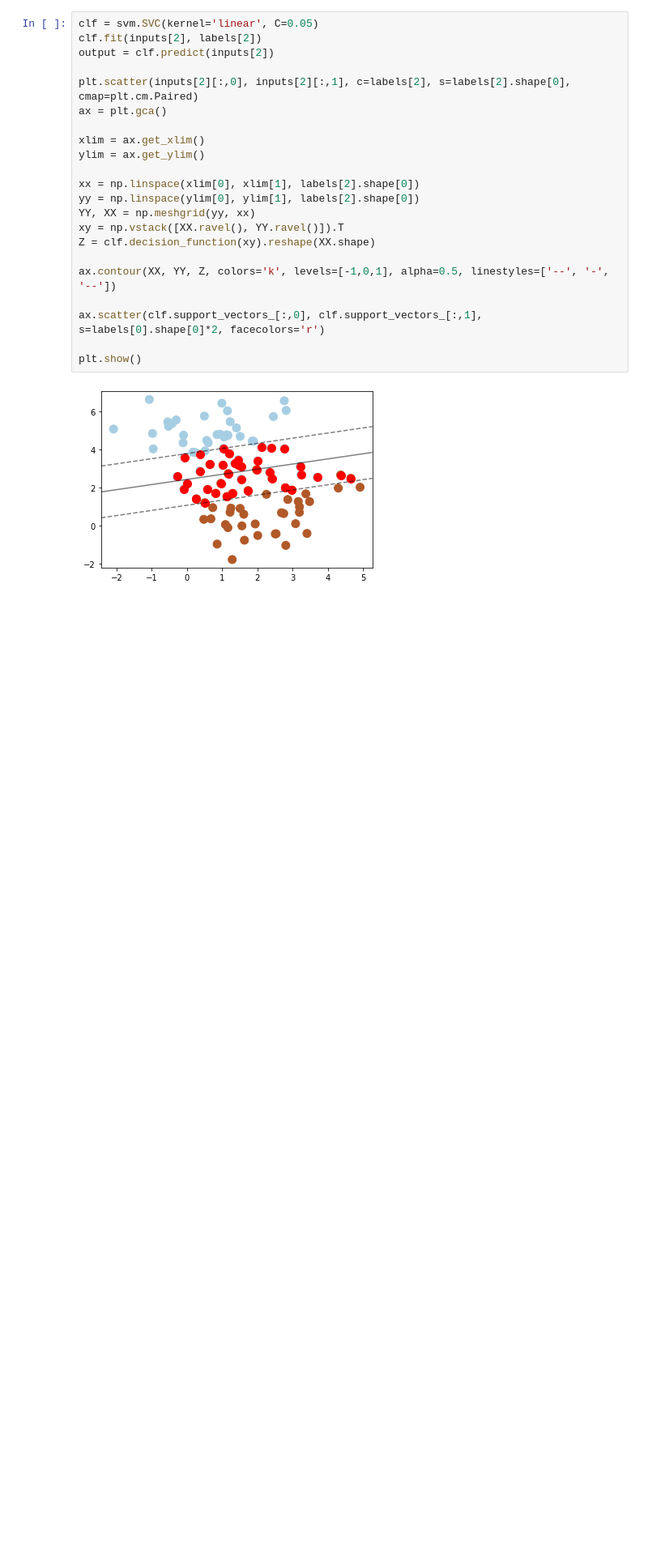
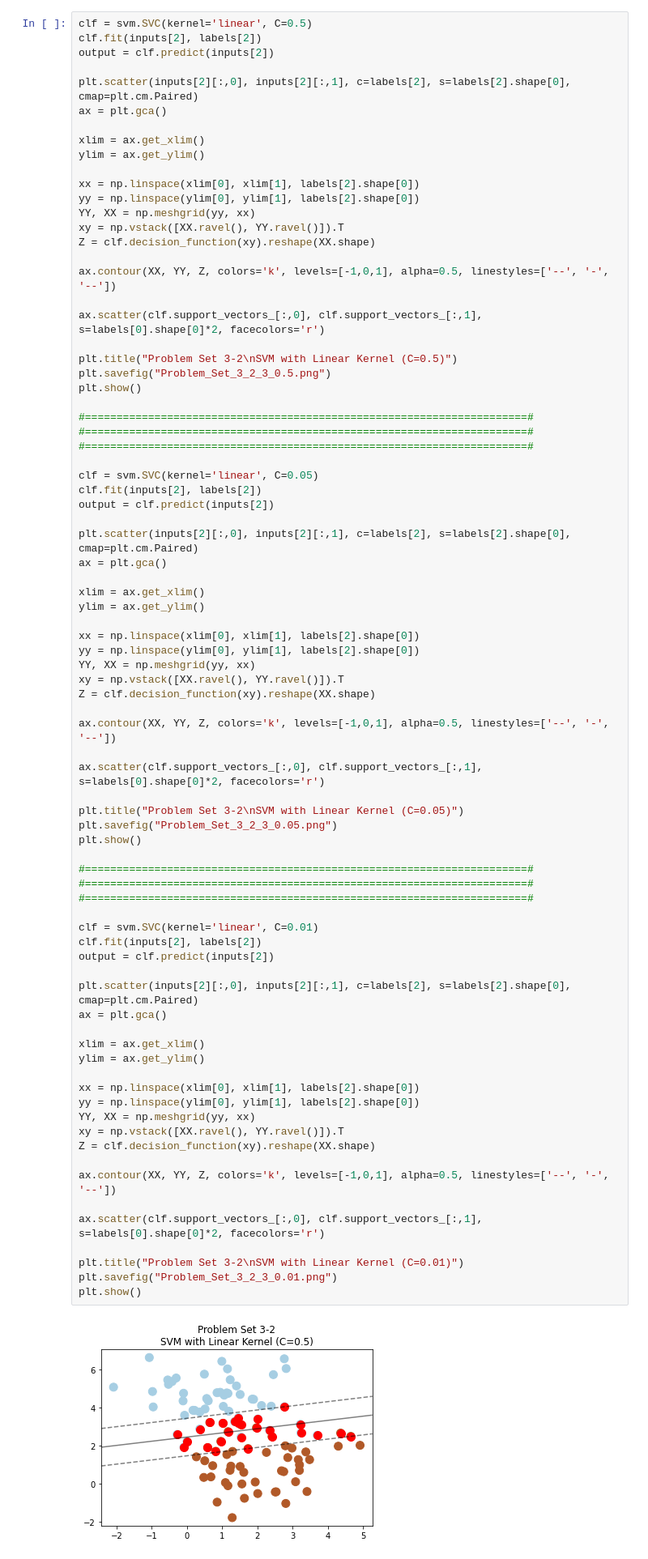
Before and after one commit to dkdlqoddi/Machine_Learning_Problem_Set_3, a Jupyter notebook: Machine_Learning_Problem_Set_3_2014314636_JeYul_Woo.ipynb, the cells around one changed output. Shown at 81% size. Drawn from its saved outputs; the diff is of its cells as text; blank space fills up the shorter version.

```diff
--- a/Machine_Learning_Problem_Set_3_2014314636_JeYul_Woo.ipynb
+++ b/Machine_Learning_Problem_Set_3_2014314636_JeYul_Woo.ipynb
@@ -75,24 +79,82 @@ plt.show()
 # %%
+clf = svm.SVC(kernel='linear', C=0.5)
+clf.fit(inputs[2], labels[2])
+output = clf.predict(inputs[2])
+
+plt.scatter(inputs[2][:,0], inputs[2][:,1], c=labels[2], s=labels[2].shape[0], cmap=plt.cm.Paired)
+ax = plt.gca()
+
+xlim = ax.get_xlim()
+ylim = ax.get_ylim()
+
+xx = np.linspace(xlim[0], xlim[1], labels[2].shape[0])
+yy = np.linspace(ylim[0], ylim[1], labels[2].shape[0])
+YY, XX = np.meshgrid(yy, xx)
+xy = np.vstack([XX.ravel(), YY.ravel()]).T
+Z = clf.decision_function(xy).reshape(XX.shape)
+
+ax.contour(XX, YY, Z, colors='k', levels=[-1,0,1], alpha=0.5, linestyles=['--', '-', '--'])
+
+ax.scatter(clf.support_vectors_[:,0], clf.support_vectors_[:,1], s=labels[0].shape[0]*2, facecolors='r')
+
+plt.title("Problem Set 3-2\nSVM with Linear Kernel (C=0.5)")
+plt.savefig("Problem_Set_3_2_3_0.5.png")
+plt.show()
+
+#======================================================================#
+#======================================================================#
+#======================================================================#
+
 clf = svm.SVC(kernel='linear', C=0.05)
 clf.fit(inputs[2], labels[2])
 output = clf.predict(inputs[2])
 
 plt.scatter(inputs[2][:,0], inputs[2][:,1], c=labels[2], s=labels[2].shape[0], cmap=plt.cm.Paired)
 ax = plt.gca()
 
 xlim = ax.get_xlim()
 ylim = ax.get_ylim()
 
 xx = np.linspace(xlim[0], xlim[1], labels[2].shape[0])
 yy = np.linspace(ylim[0], ylim[1], labels[2].shape[0])
 YY, XX = np.meshgrid(yy, xx)
 xy = np.vstack([XX.ravel(), YY.ravel()]).T
 Z = clf.decision_function(xy).reshape(XX.shape)
 
 ax.contour(XX, YY, Z, colors='k', levels=[-1,0,1], alpha=0.5, linestyles=['--', '-', '--'])
 
 ax.scatter(clf.support_vectors_[:,0], clf.support_vectors_[:,1], s=labels[0].shape[0]*2, facecolors='r')
 
+plt.title("Problem Set 3-2\nSVM with Linear Kernel (C=0.05)")
+plt.savefig("Problem_Set_3_2_3_0.05.png")
 plt.show()
+
+#======================================================================#
+#======================================================================#
+#======================================================================#
+
+clf = svm.SVC(kernel='linear', C=0.01)
+clf.fit(inputs[2], labels[2])
+output = clf.predict(inputs[2])
+
+plt.scatter(inputs[2][:,0], inputs[2][:,1], c=labels[2], s=labels[2].shape[0], cmap=plt.cm.Paired)
+ax = plt.gca()
+
+xlim = ax.get_xlim()
+ylim = ax.get_ylim()
+
+xx = np.linspace(xlim[0], xlim[1], labels[2].shape[0])
+yy = np.linspace(ylim[0], ylim[1], labels[2].shape[0])
+YY, XX = np.meshgrid(yy, xx)
+xy = np.vstack([XX.ravel(), YY.ravel()]).T
+Z = clf.decision_function(xy).reshape(XX.shape)
+
+ax.contour(XX, YY, Z, colors='k', levels=[-1,0,1], alpha=0.5, linestyles=['--', '-', '--'])
+
+ax.scatter(clf.support_vectors_[:,0], clf.support_vectors_[:,1], s=labels[0].shape[0]*2, facecolors='r')
+
+plt.title("Problem Set 3-2\nSVM with Linear Kernel (C=0.01)")
+plt.savefig("Problem_Set_3_2_3_0.01.png")
+plt.show()
 # %% [output]
-[figure, old version]
+[figure, new version]
```
Also changed, not shown: parts of 3 cells of this notebook.
